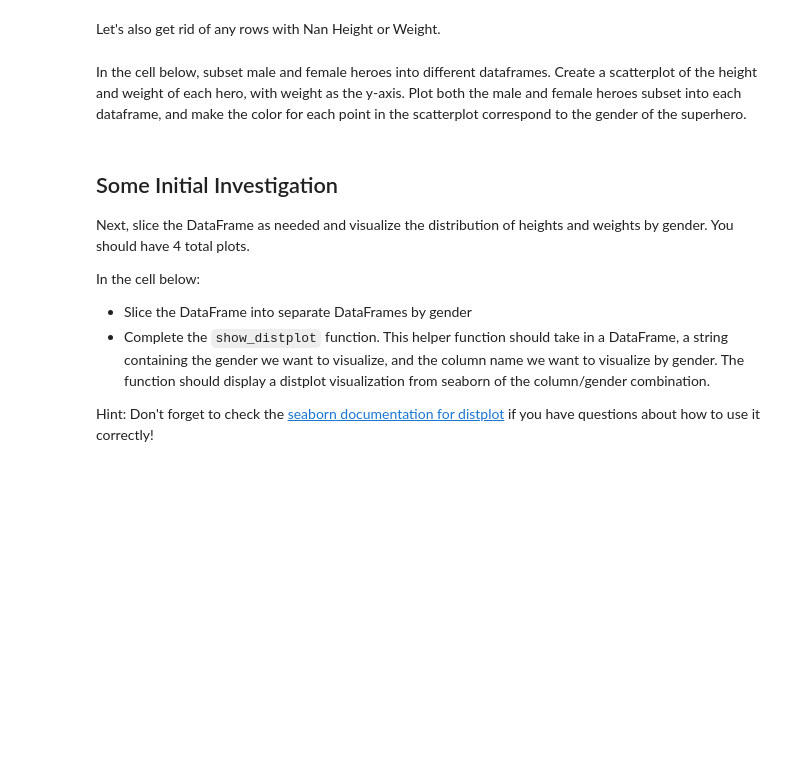
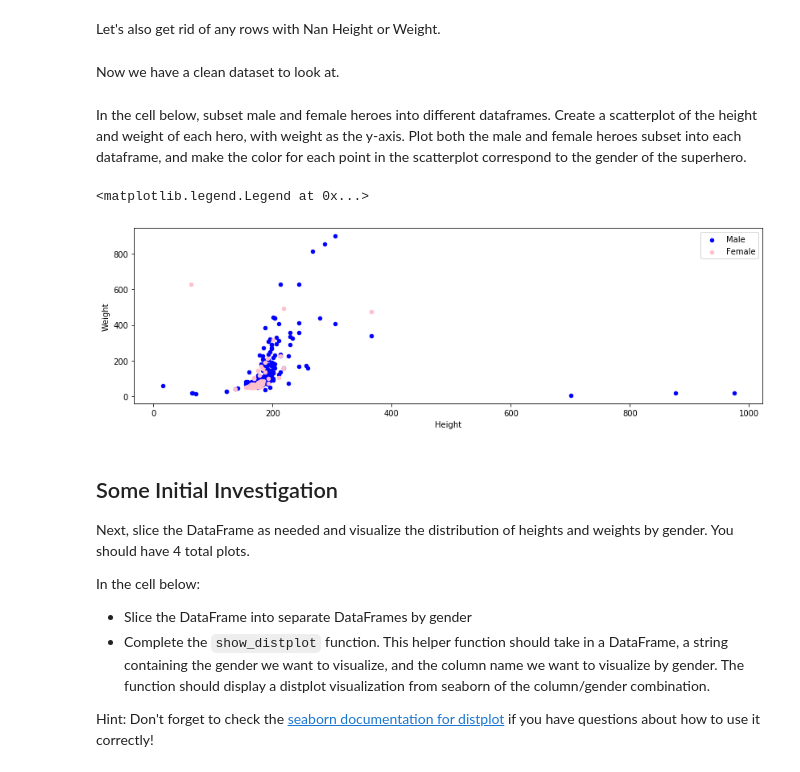
Before and after one commit to climatebrad/dsc-data-cleaning-project-dc-ds-100719, a Jupyter notebook: index-brad.ipynb, the cells around one changed output. Drawn from its saved outputs; the diff is of its cells as text; code cells hidden in the pictures; blank space fills up the shorter version.

```diff
--- a/index-brad.ipynb
+++ b/index-brad.ipynb
@@ -427,7 +447,10 @@ heroes_df[~heroes_df.isna().any(axis=1)].head(20)
 # %%
 # set NaN skin color to 'default'
 
-heroes_df.loc[heroes_df['Skin color'].isna(),'Skin color'] = 'default'
+# code works but returns a warning
+# heroes_df.loc[heroes_df['Skin color'].isna(),'Skin color'] = 'default'
+
+heroes_df = heroes_df.fillna({'Skin color':'default'})
 # %%
 heroes_df.info()
 # %% [output]
@@ -505,11 +532,23 @@ Let's also get rid of any rows with Nan Height or Weight.
 merge_df = merge_df[~merge_df.Height.isna()]
 # %%
 merge_df = merge_df[~merge_df.Weight.isna()]
+# %% [markdown]
+Now we have a clean dataset to look at.
 # %% [markdown]
 In the cell below, subset male and female heroes into different dataframes.  Create a scatterplot of the height and weight of each hero, with weight as the y-axis.  Plot both the male and female heroes subset into each dataframe, and make the color for each point in the scatterplot correspond to the gender of the superhero.
 # %%
 male_df = merge_df[merge_df.Gender=='Male'].copy()
 female_df = merge_df[merge_df.Gender=='Female'].copy()
+# %%
+fig, ax = plt.subplots(figsize=(14,4))
+male_df.plot.scatter('Height', 'Weight',
+                  c = 'blue',ax=ax);
+female_df.plot.scatter('Height', 'Weight',
+                  c = 'pink',ax=ax);
+ax.legend(['Male','Female'])
+# %% [output]
+<matplotlib.legend.Legend at 0x...>
+[figure, added]
 # %% [markdown]
 ## Some Initial Investigation
 
```
Also changed, not shown: parts of 16 cells of this notebook.
